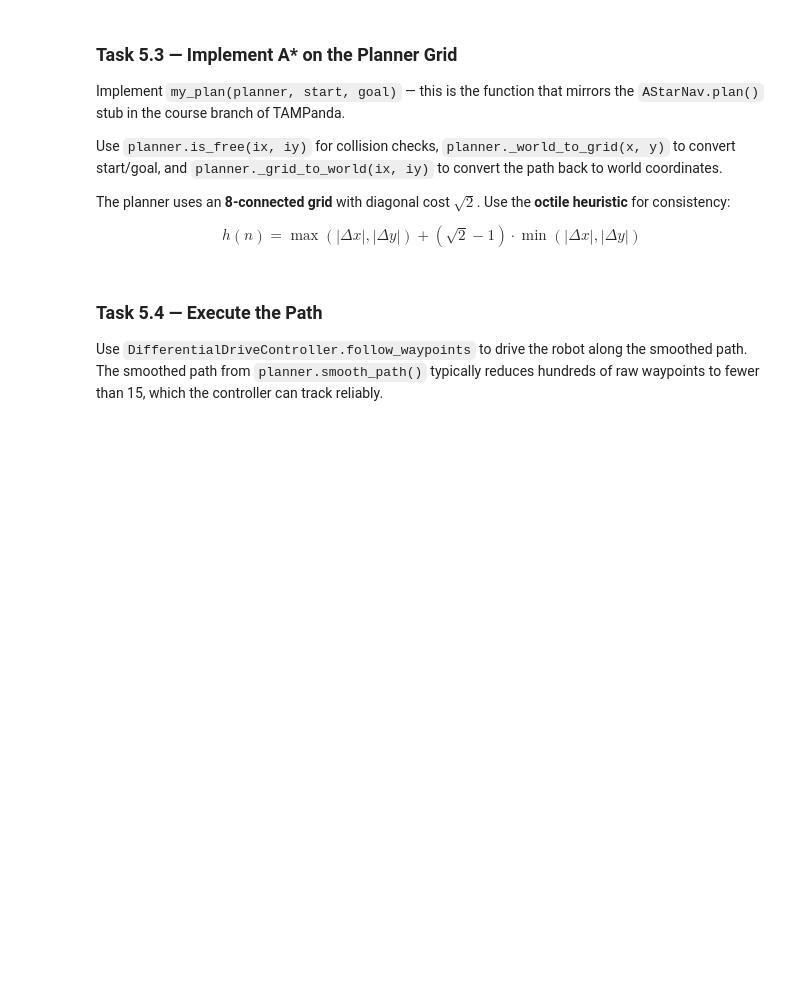
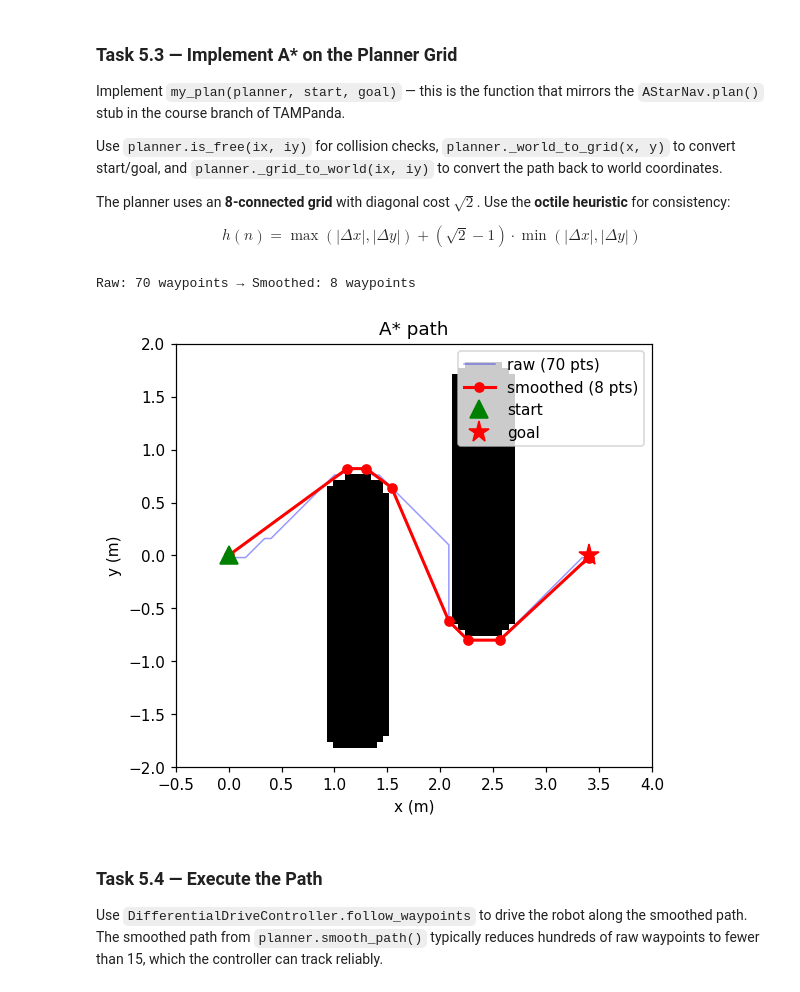
Before and after one commit to VictoRoferz/AI_for_robotics, a Jupyter notebook: AIfR_exercise1 (1)/exercise_1_student.ipynb, the cells around one changed output. Drawn from its saved outputs; the diff is of its cells as text; code cells hidden in the pictures; blank space fills up the shorter version.

```diff
--- a/AIfR_exercise1 (1)/exercise_1_student.ipynb
+++ b/AIfR_exercise1 (1)/exercise_1_student.ipynb
@@ -929,34 +942,69 @@ def my_plan(planner, start, goal):
     #  2. Initialise a min-heap with (f, g, node=(ix,iy))
     #  3. Maintain g_cost dict and came_from dict
     #  4. Expand 8-connected neighbours (dx, dy, cost) where
     #     cardinal cost = 1.0, diagonal cost = √2 ≈ 1.414
     #  5. When goal is reached, reconstruct the path and convert
     #     each grid cell back to world coords with _grid_to_world
-    raise NotImplementedError
+    #raise NotImplementedError
+    open_set = []
+    heapq.heappush(open_set, (0 + heuristic(gs, gg), 0, gs))
+    closed_set = set()
+    came_from = {}
+    g_cost = {gs: 0}
+    while open_set:
+        f, g, current = heapq.heappop(open_set)
+
+        if current in closed_set:
+            continue
+        closed_set.add(current)
+
+        if current == gg:
+            path = []
+            while current in came_from:
+                path.append(planner._grid_to_world(*current))
+                current = came_from[current]
+            path.append(start)
+            return path[::-1]
+
+        x, y = current
+        for dx, dy, cost in [(-1, 0, 1.0), (1, 0, 1.0), (0, -1, 1.0), (0, 1, 1.0),
+                             (-1, -1, np.sqrt(2)), (-1, 1, np.sqrt(2)), (1, -1, np.sqrt(2)), (1, 1, np.sqrt(2))]:
+            neighbor = (x + dx, y + dy)
+            if planner.is_free(*neighbor) and neighbor not in closed_set:
+                new_g = g + cost
+                if neighbor not in g_cost or new_g < g_cost[neighbor]:
+                    g_cost[neighbor] = new_g
+                    new_f = new_g + heuristic(neighbor, gg)
+                    heapq.heappush(open_set, (new_f, new_g, neighbor))
+                    came_from[neighbor] = current
+    return None
 
 
 # Test
 START = (0.0, 0.0)
 GOAL  = (3.4, 0.0)
 
 raw_path = my_plan(planner, START, GOAL)
 if raw_path is None:
     print("No path found — check scene layout or grid bounds.")
 else:
     smooth = planner.smooth_path(raw_path)
     print(f"Raw: {len(raw_path)} waypoints → Smoothed: {len(smooth)} waypoints")
 
     # Visualise
     fig, ax = plt.subplots(figsize=(10, 5))
     ax.imshow(planner.to_image(), origin="lower", cmap="Greys_r",
               extent=[X_RANGE[0], X_RANGE[1], Y_RANGE[0], Y_RANGE[1]])
     rx, ry = zip(*raw_path)
     sx, sy = zip(*smooth)
     ax.plot(rx, ry, "b-", lw=1, alpha=0.4, label=f"raw ({len(raw_path)} pts)")
     ax.plot(sx, sy, "r-o", ms=6, lw=2, label=f"smoothed ({len(smooth)} pts)")
     ax.plot(*START, "g^", ms=12, label="start"); ax.plot(*GOAL, "r*", ms=14, label="goal")
     ax.set_xlabel("x (m)"); ax.set_ylabel("y (m)"); ax.legend(); ax.set_title("A* path")
     show_fig(fig)
+# %% [output]
+Raw: 70 waypoints → Smoothed: 8 waypoints
+[figure, added]
 # %% [markdown]
 ### Task 5.4 — Execute the Path
 
```
Also changed, not shown: parts of 8 cells of this notebook, 16 other files.
